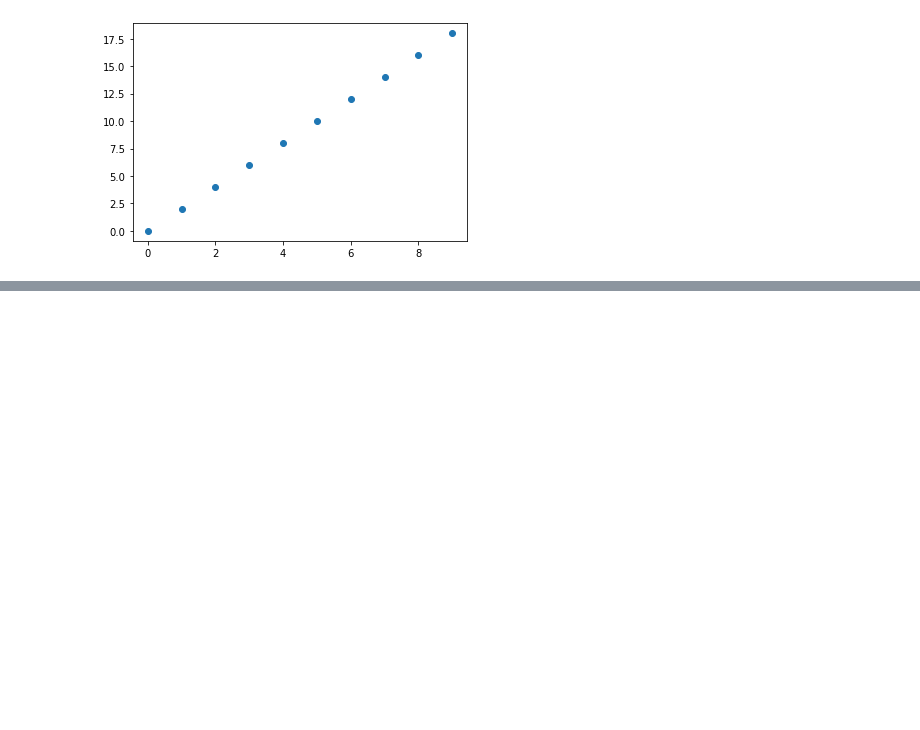
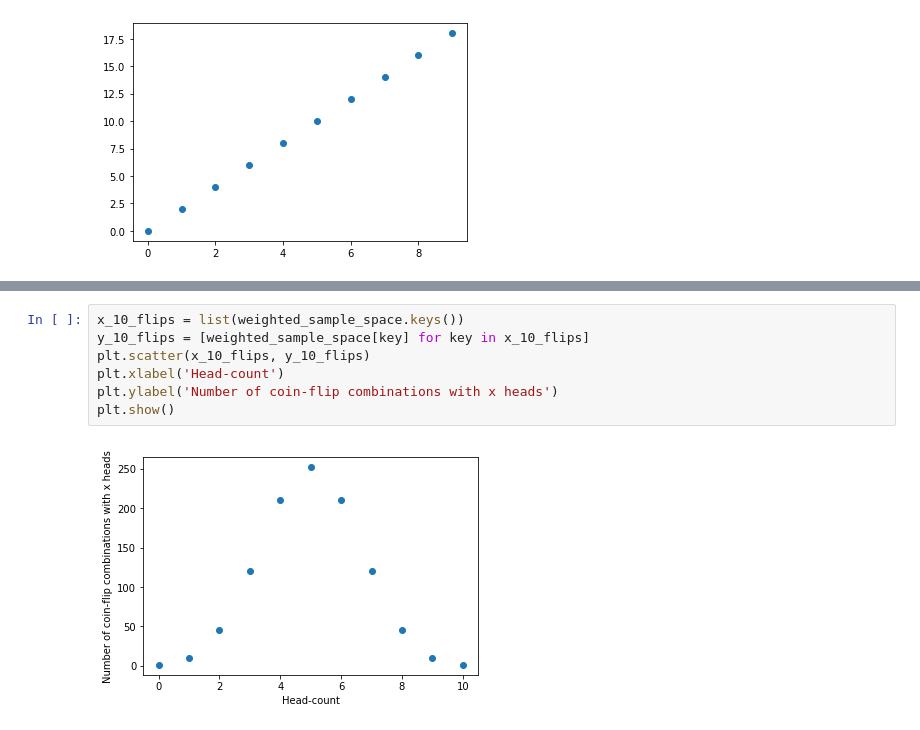
Before and after one commit to flyingdutch20/DataScienceBookcamp, a Jupyter notebook: 1.1 Probabilities.ipynb, the cells around one changed output, grey strips where cells are left out. Drawn from its saved outputs; the diff is of its cells as text; blank space fills up the shorter version.

```diff
--- a/1.1 Probabilities.ipynb
+++ b/1.1 Probabilities.ipynb
@@ -294,0 +316,9 @@ plt.show()
+# %%
+x_10_flips = list(weighted_sample_space.keys())
+y_10_flips = [weighted_sample_space[key] for key in x_10_flips]
+plt.scatter(x_10_flips, y_10_flips)
+plt.xlabel('Head-count')
+plt.ylabel('Number of coin-flip combinations with x heads')
+plt.show()
+# %% [output]
+[figure, added]
```
Also changed, not shown: parts of 13 cells of this notebook.
